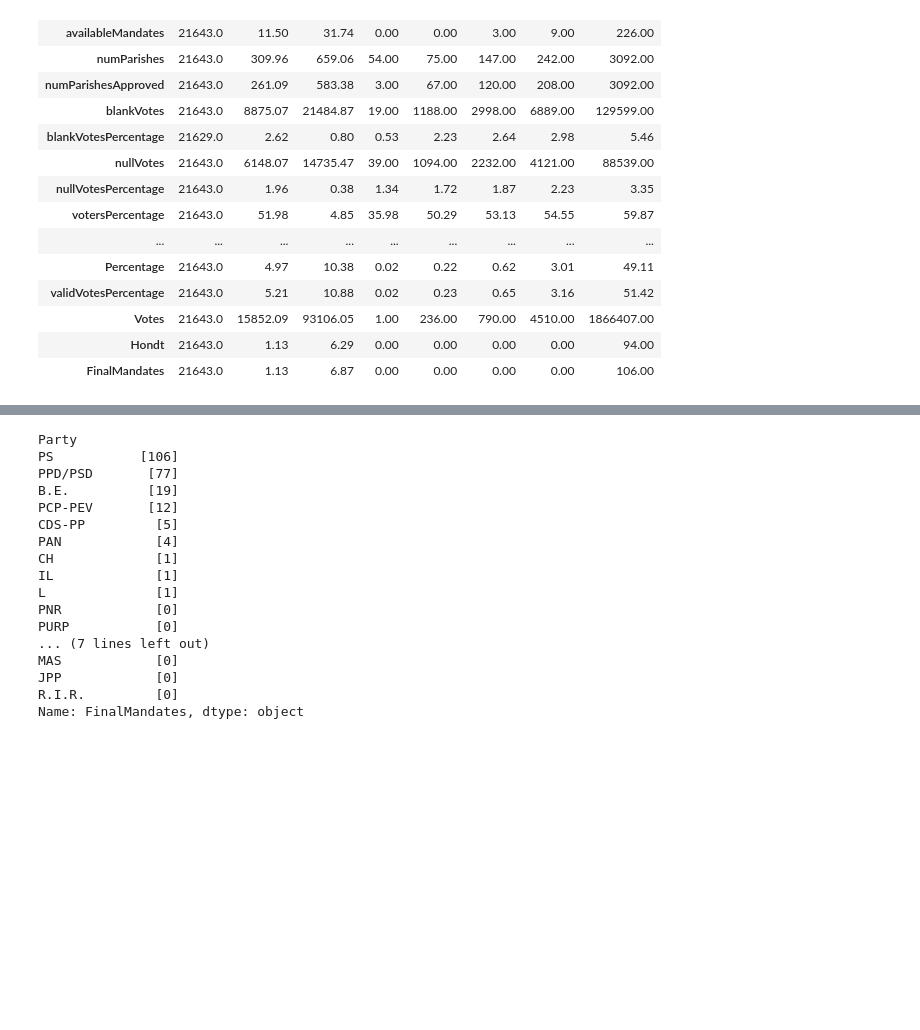
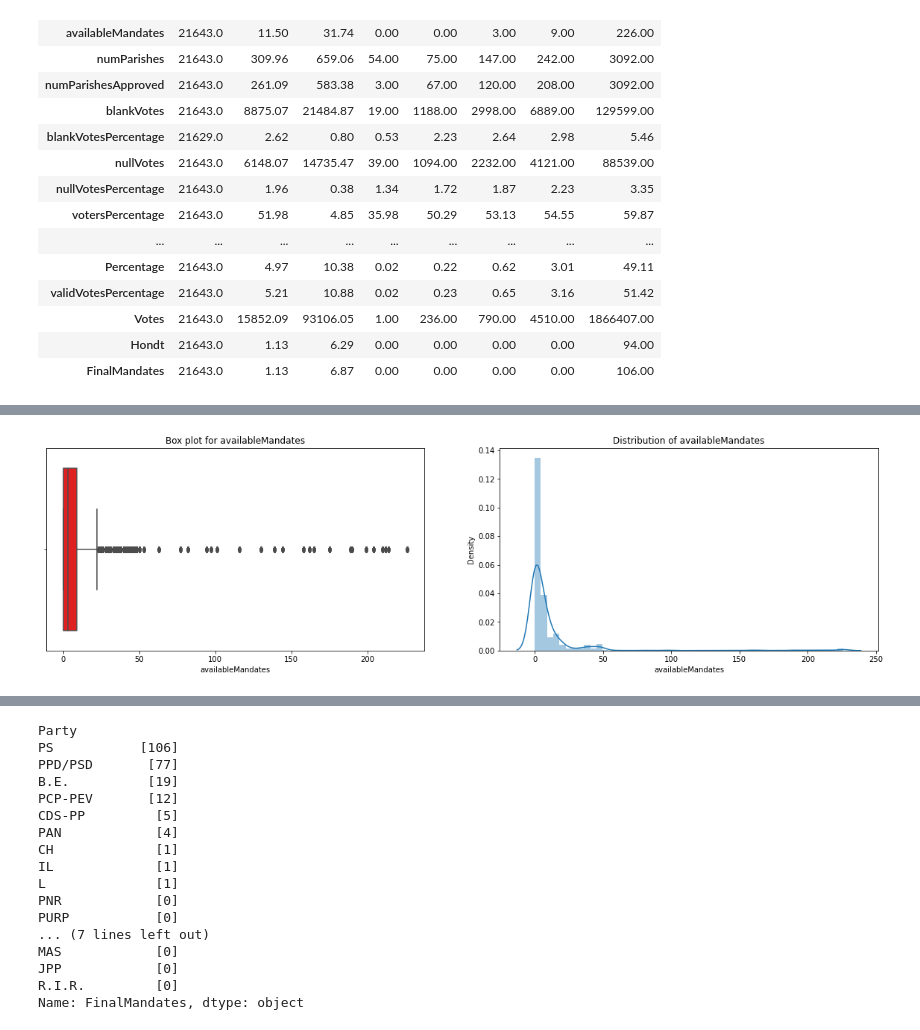
Before and after one commit to sreeh4ri/ictk_projects, a Jupyter notebook: projects/Final-Project/final-project.ipynb, the cells around one changed output, grey strips where cells are left out. Saved outputs shown, nothing was run; the diff lists cells and outputs as text; code cells hidden in the pictures; blank space fills up the shorter version.

```diff
--- a/projects/Final-Project/final-project.ipynb
+++ b/projects/Final-Project/final-project.ipynb
@@ -150,0 +380,4 @@ ucdata.describe().T.round(2)
+# %%
+create_boxkde('availableMandates')
+# %% [output]
+[figure, added]
```
Also changed, not shown: parts of 121 cells of this notebook.
